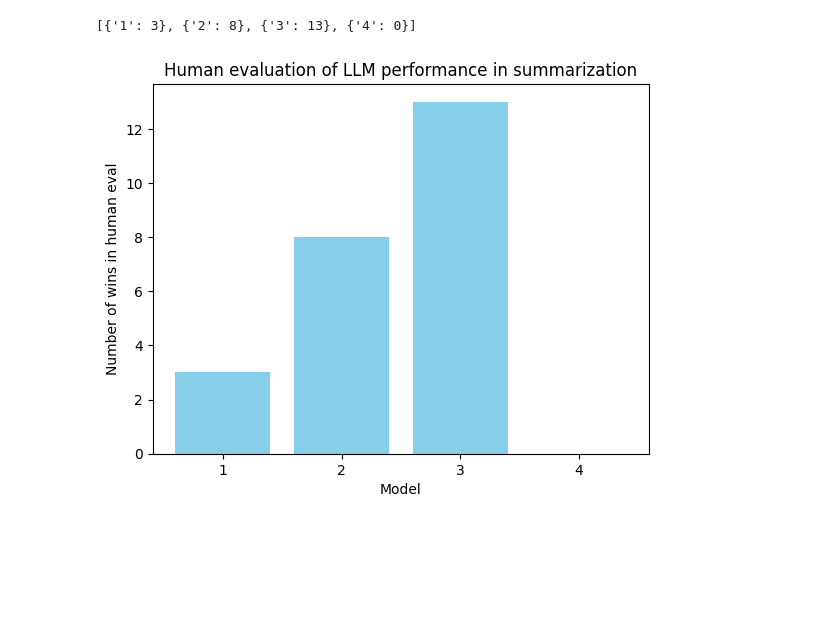
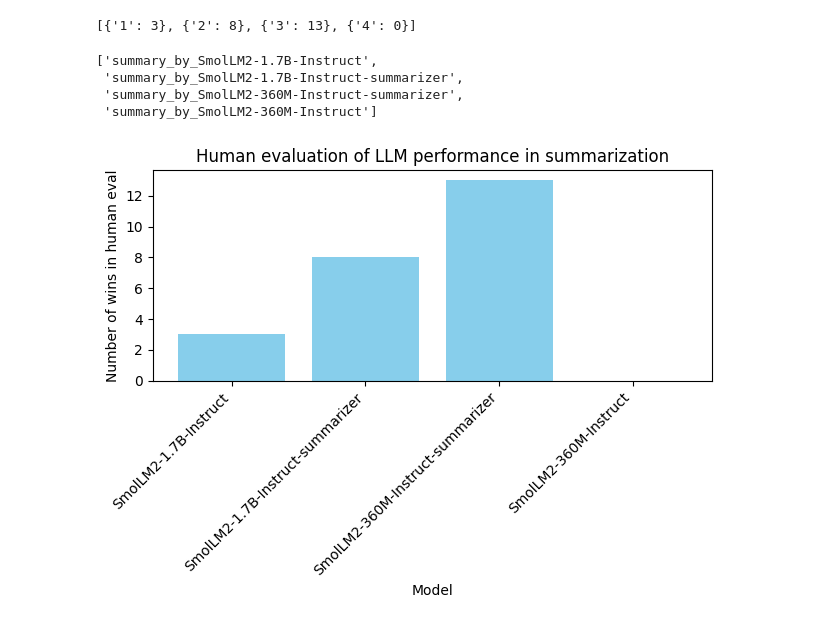
Before and after one commit to KasperGroesLudvigsen/summarizer_llm, a Jupyter notebook: evaluation/analyse_human_eval.ipynb, the cells around one changed output. Saved outputs shown, nothing was run; the diff lists cells and outputs as text; code cells hidden in the pictures; blank space fills up the shorter version.

```diff
--- a/evaluation/analyse_human_eval.ipynb
+++ b/evaluation/analyse_human_eval.ipynb
@@ -37,25 +18,48 @@ for model in models:
 res
 # %% [output]
 [{'1': 3}, {'2': 8}, {'3': 13}, {'4': 0}]
+# %%
+import json
+
+with open("model_to_uuid_map.json", "r") as file:
+    model_map = json.load(file)
+
+model_map
+
+new_model_map = dict()
+
+for i, key in enumerate(model_map.keys()):
+    new_model_map[key] = str(i+1)
+
+new_model_map
+list(new_model_map.keys())
+# %% [output]
+['summary_by_SmolLM2-1.7B-Instruct',
+ 'summary_by_SmolLM2-1.7B-Instruct-summarizer',
+ 'summary_by_SmolLM2-360M-Instruct-summarizer',
+ 'summary_by_SmolLM2-360M-Instruct']
 # %%
 import matplotlib.pyplot as plt
 
 # Given list
 data = res
 
 # Extract keys and values
-labels = [list(d.keys())[0] for d in data]
+labels = [list(new_model_map.keys())]# [list(d.keys())[0] for d in data]
+labels = [i.split("summary_by_")[-1] for i in list(new_model_map.keys())]
 values = [list(d.values())[0] for d in data]
 
 # Create bar chart
 plt.bar(labels, values, color='skyblue')
 
 # Labels and title
 plt.xlabel("Model")
+plt.xticks(rotation=45, ha="right")  # Rotate x-axis labels for readability
 plt.ylabel("Number of wins in human eval")
 plt.title("Human evaluation of LLM performance in summarization")
-
+plt.tight_layout()
+plt.savefig("human_evaluation_wins.png")
 # Show the plot
 plt.show()
 # %% [output]
-[figure, old version]
+[figure, new version]
```
Also changed, not shown: parts of 5 cells of this notebook, 18 other files.
